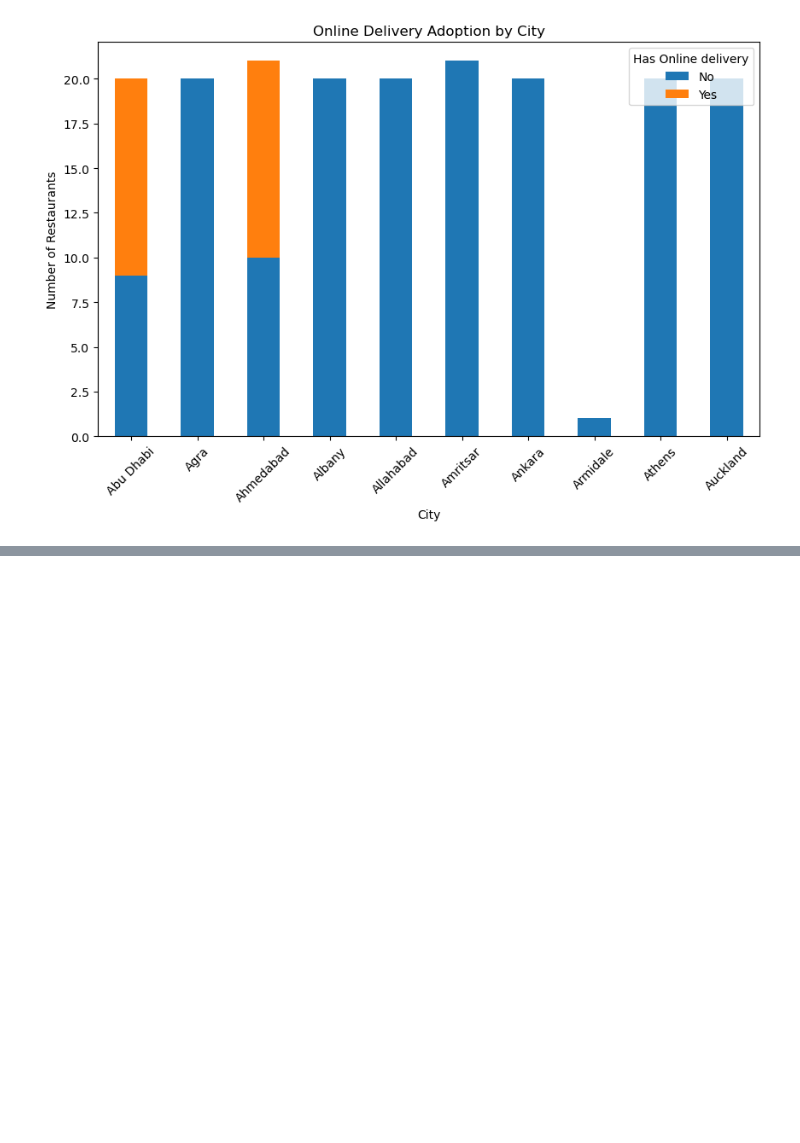
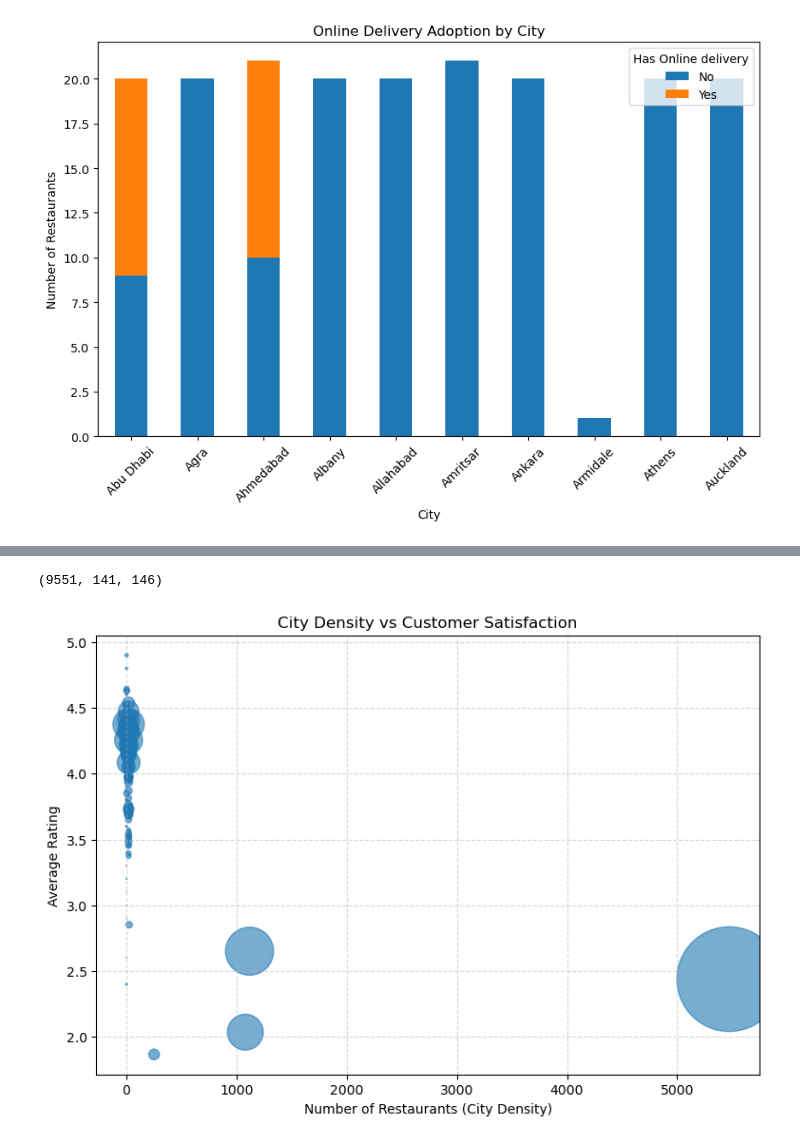
Before and after one commit to Partha0003/Dataverse, a Jupyter notebook: Data_Analysis.ipynb, the cells around one changed output, grey strips where cells are left out. Saved outputs shown, nothing was run; the diff lists cells and outputs as text; code cells hidden in the pictures; blank space fills up the shorter version.

```diff
--- a/Data_Analysis.ipynb
+++ b/Data_Analysis.ipynb
@@ -164,0 +309,46 @@ plt.show()
+# %%
+import pandas as pd
+
+df = pd.read_csv("Data/Foodora Data.csv", encoding="latin1")
+# %%
+# Total number of restaurants
+total_restaurants = df['Restaurant ID'].nunique()
+
+# Total number of cities
+total_cities = df['City'].nunique()
+
+# Total number of cuisines
+df_cuisines = df.copy()
+df_cuisines['Cuisines'] = df_cuisines['Cuisines'].astype(str).str.split(', ')
+total_cuisines = df_cuisines.explode('Cuisines')['Cuisines'].nunique()
+
+total_restaurants, total_cities, total_cuisines
+# %% [output]
+(9551, 141, 146)
+# %%
+import matplotlib.pyplot as plt
+
+# Aggregate city-level metrics
+city_stats = df.groupby('City').agg(
+    avg_rating=('Aggregate rating', 'mean'),
+    restaurant_count=('Restaurant ID', 'nunique'),
+    total_votes=('Votes', 'sum')
+).reset_index()
+
+# Scatter plot
+plt.figure(figsize=(9, 6))
+plt.scatter(
+    city_stats['restaurant_count'],
+    city_stats['avg_rating'],
+    s=city_stats['total_votes'] / 100,  # bubble size = visibility
+    alpha=0.6
+)
+
+plt.xlabel('Number of Restaurants (City Density)')
+plt.ylabel('Average Rating')
+plt.title('City Density vs Customer Satisfaction')
+
+plt.grid(True, linestyle='--', alpha=0.5)
+plt.show()
+# %% [output]
+[figure, added]
```
Also changed, not shown: parts of 38 cells of this notebook.
